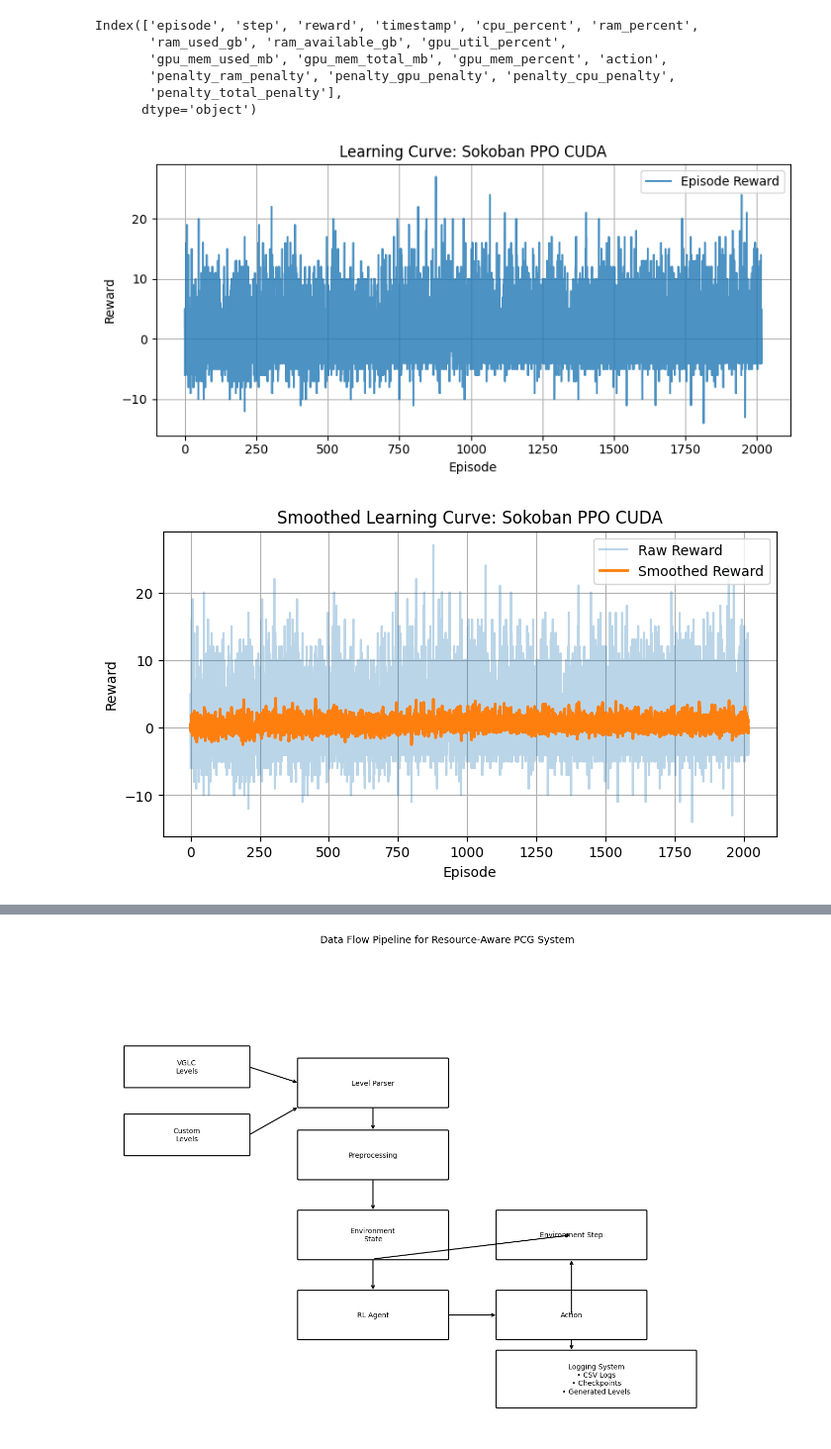
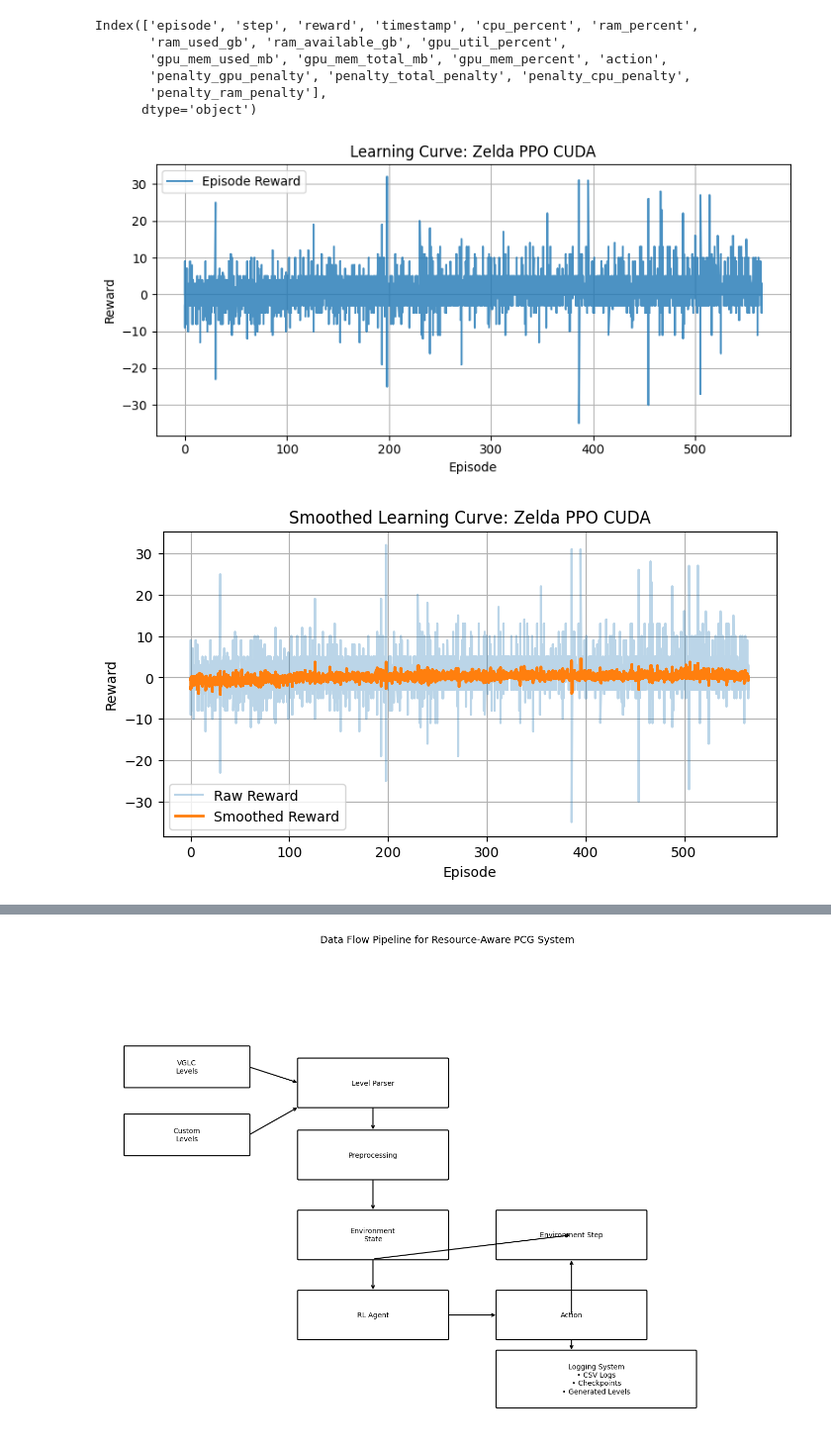
Before and after one commit to Red1-Rahman/RAPCG-MetaRL, a Jupyter notebook: graph.ipynb, the cells around one changed output, grey strips where cells are left out. Shown at 99% size. Saved outputs shown, nothing was run; the diff lists cells and outputs as text; code cells hidden in the pictures.

```diff
--- a/graph.ipynb
+++ b/graph.ipynb
@@ -1,33 +1,33 @@
 # %%
 import pandas as pd
 
-df = pd.read_csv("logs\sokoban_PPO_CUDA_20260220_140931.csv")
+df = pd.read_csv("logs\zelda_PPO_CUDA_20260228_113105.csv")
 print(df.columns)
 # %% [output]
 Index(['episode', 'step', 'reward', 'timestamp', 'cpu_percent', 'ram_percent',
        'ram_used_gb', 'ram_available_gb', 'gpu_util_percent',
        'gpu_mem_used_mb', 'gpu_mem_total_mb', 'gpu_mem_percent', 'action',
-       'penalty_ram_penalty', 'penalty_gpu_penalty', 'penalty_cpu_penalty',
-       'penalty_total_penalty'],
+       'penalty_gpu_penalty', 'penalty_total_penalty', 'penalty_cpu_penalty',
+       'penalty_ram_penalty'],
       dtype='object')
 # %%
 import pandas as pd
 import matplotlib.pyplot as plt
 
-df = pd.read_csv("logs\sokoban_PPO_CUDA_20260220_140931.csv")
+df = pd.read_csv("logs\zelda_PPO_CUDA_20260228_113105.csv")
 
 plt.figure(figsize=(8,4))
 plt.plot(df["episode"], df["reward"], label="Episode Reward", alpha=0.8)
 
 plt.xlabel("Episode")
 plt.ylabel("Reward")
-plt.title("Learning Curve: Sokoban PPO CUDA")
+plt.title("Learning Curve: Zelda PPO CUDA")
 plt.grid(True)
 plt.legend()
 plt.tight_layout()
 plt.show()
 # %% [output]
-[figure, old version]
+[figure, new version]
 # %%
 df["reward_smooth"] = df["reward"].rolling(window=10).mean()
 
@@ -37,12 +37,12 @@ plt.plot(df["episode"], df["reward_smooth"], linewidth=2, label="Smoothed Reward
 
 plt.xlabel("Episode")
 plt.ylabel("Reward")
-plt.title("Smoothed Learning Curve: Sokoban PPO CUDA")
+plt.title("Smoothed Learning Curve: Zelda PPO CUDA")
 plt.legend()
 plt.grid(True)
 plt.show()
 # %% [output]
-[figure, old version]
+[figure, new version]
 # %%
 plt.figure(figsize=(10,4))
 plt.plot(df["episode"], df["cpu_percent"], label="CPU Usage (%)")
```
Also changed, not shown: parts of 3 cells of this notebook, 8 other files.
